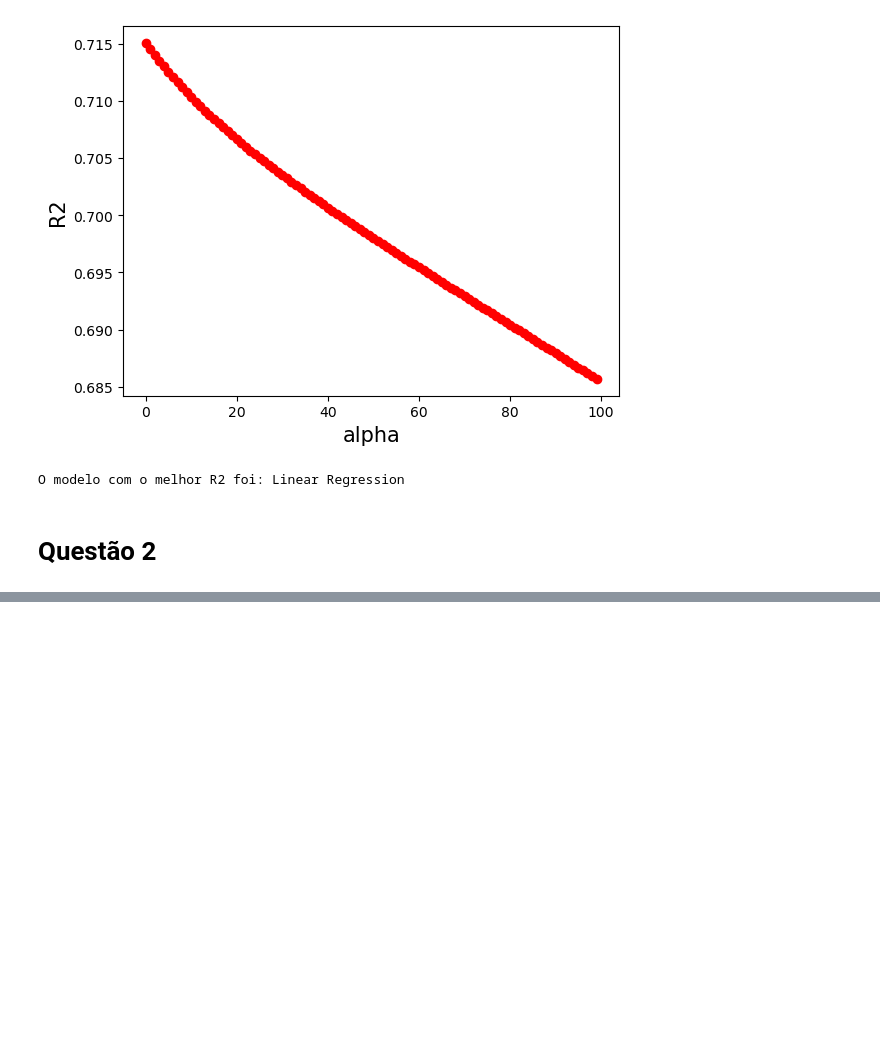
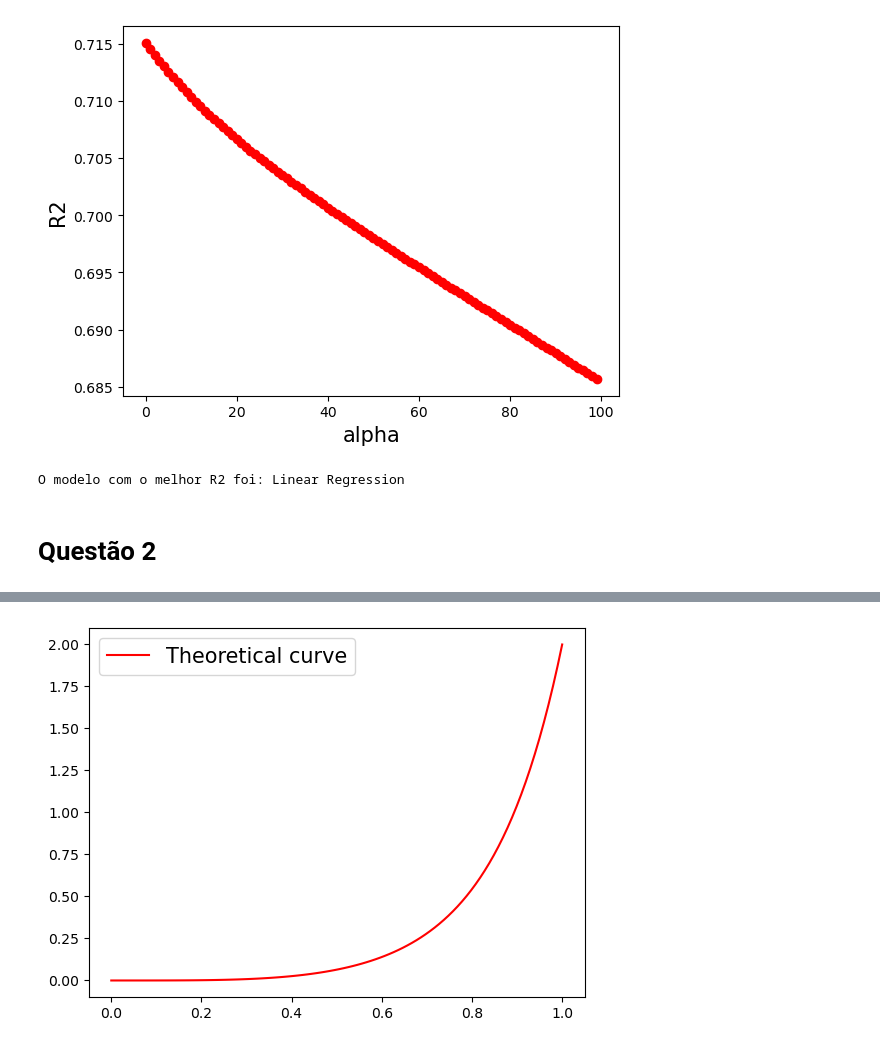
Before and after one commit to delbempedro/introcienciadedados, a Jupyter notebook: questionario5/q5.ipynb, the cells around one changed output, grey strips where cells are left out. Drawn from its saved outputs; the diff is of its cells as text; code cells hidden in the pictures; blank space fills up the shorter version.

```diff
--- a/questionario5/q5.ipynb
+++ b/questionario5/q5.ipynb
@@ -233,0 +331,9 @@ O modelo com o melhor R2 foi: Linear Regression
+# %%
+# Curva teorica
+xt = np.linspace(0,1,100)
+yt = function(xt)
+plt.plot(xt,yt, '-r', label="Theoretical curve")
+plt.legend(fontsize=15)
+plt.show(True)
+# %% [output]
+[figure, added]
```
Also changed, not shown: parts of 44 cells of this notebook.
